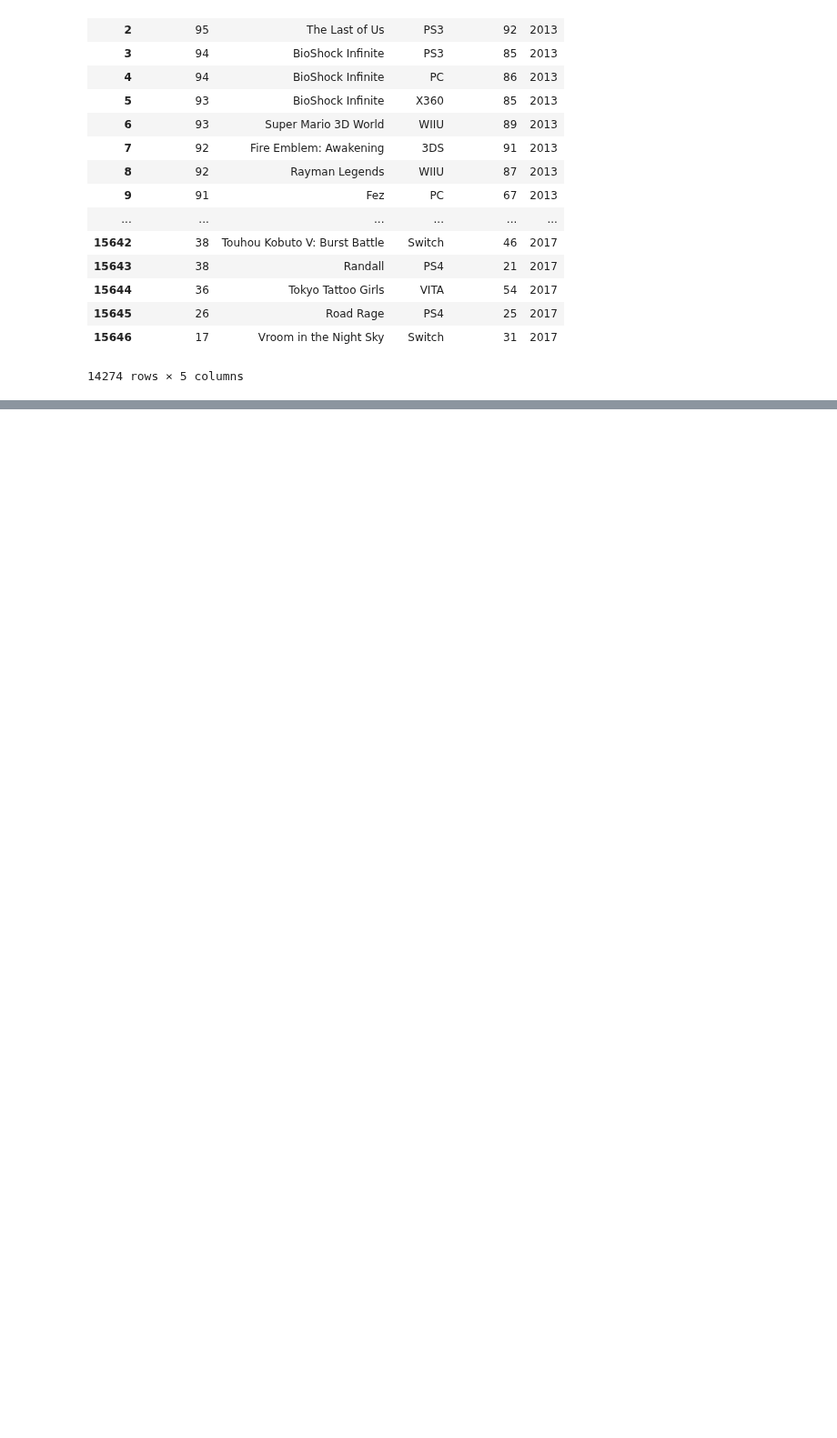
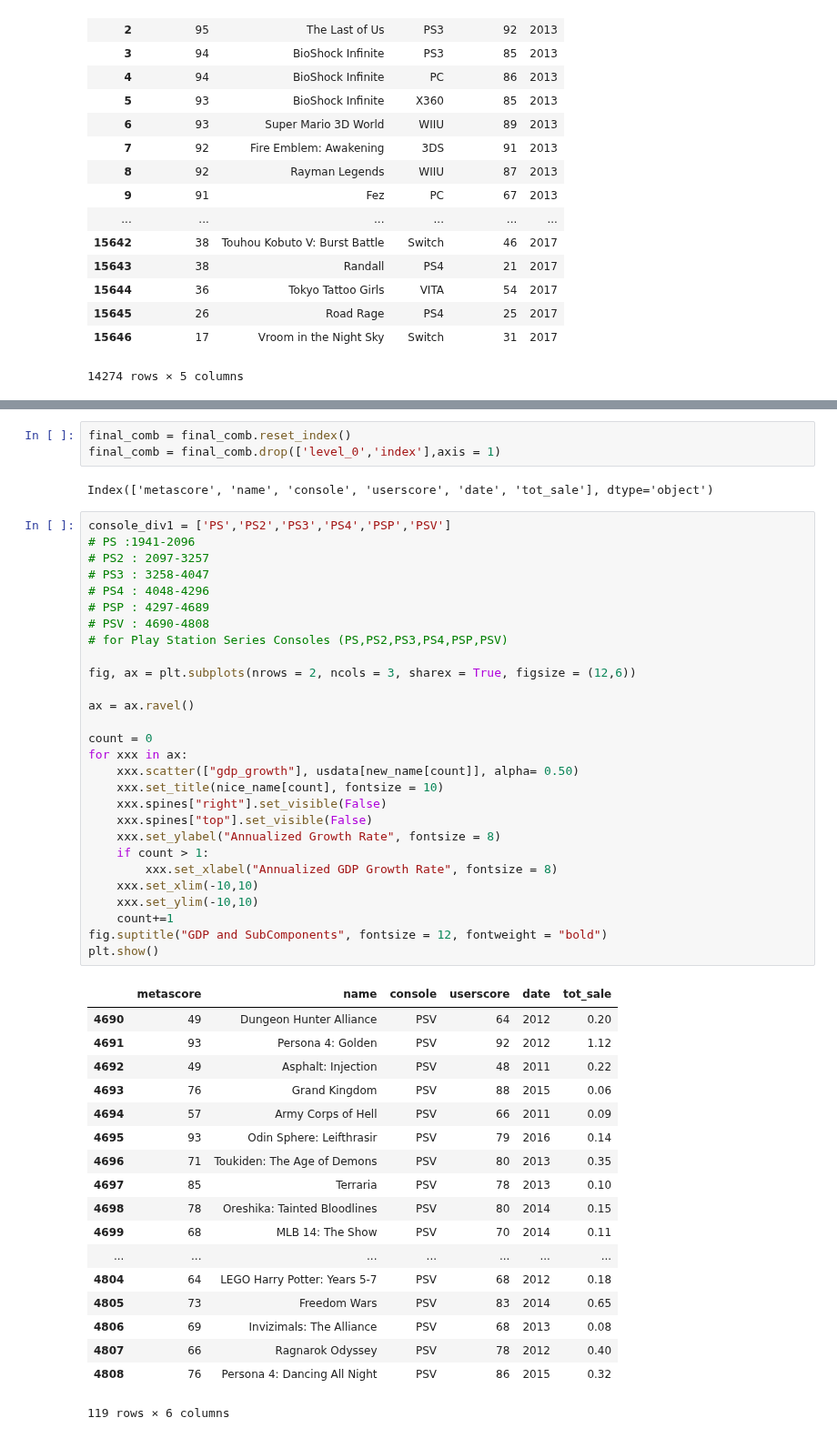
Before and after one commit to mell0611/data_science_project, a Jupyter notebook: dataset/Combo for data 1, 2, and 3.ipynb, the cells around one changed output, grey strips where cells are left out. Shown at 91% size. Cells and saved outputs as stored; diff of their text form; blank space fills up the shorter version.

```diff
--- a/dataset/Combo for data 1, 2, and 3.ipynb
+++ b/dataset/Combo for data 1, 2, and 3.ipynb
@@ -114,0 +114,52 @@ plt.show()
+# %%
+final_comb = final_comb.reset_index()
+final_comb = final_comb.drop(['level_0','index'],axis = 1)
+# %% [output]
+Index(['metascore', 'name', 'console', 'userscore', 'date', 'tot_sale'], dtype='object')
+# %%
+console_div1 = ['PS','PS2','PS3','PS4','PSP','PSV']
+# PS :1941-2096
+# PS2 : 2097-3257
+# PS3 : 3258-4047
+# PS4 : 4048-4296
+# PSP : 4297-4689
+# PSV : 4690-4808
+# for Play Station Series Consoles (PS,PS2,PS3,PS4,PSP,PSV)
+
+fig, ax = plt.subplots(nrows = 2, ncols = 3, sharex = True, figsize = (12,6))
+
+ax = ax.ravel()
+
+count = 0
+for xxx in ax:
+    xxx.scatter(["gdp_growth"], usdata[new_name[count]], alpha= 0.50)
+    xxx.set_title(nice_name[count], fontsize = 10)
+    xxx.spines["right"].set_visible(False)
+    xxx.spines["top"].set_visible(False)
+    xxx.set_ylabel("Annualized Growth Rate", fontsize = 8)
+    if count > 1:
+        xxx.set_xlabel("Annualized GDP Growth Rate", fontsize = 8)
+    xxx.set_xlim(-10,10)
+    xxx.set_ylim(-10,10)
+    count+=1
+fig.suptitle("GDP and SubComponents", fontsize = 12, fontweight = "bold")
+plt.show()
+# %% [output]
+|  | metascore | name | console | userscore | date | tot_sale |
+| 4690 | 49 | Dungeon Hunter Alliance | PSV | 64 | 2012 | 0.20 |
+| 4691 | 93 | Persona 4: Golden | PSV | 92 | 2012 | 1.12 |
+| 4692 | 49 | Asphalt: Injection | PSV | 48 | 2011 | 0.22 |
+| 4693 | 76 | Grand Kingdom | PSV | 88 | 2015 | 0.06 |
+| 4694 | 57 | Army Corps of Hell | PSV | 66 | 2011 | 0.09 |
+| 4695 | 93 | Odin Sphere: Leifthrasir | PSV | 79 | 2016 | 0.14 |
+| 4696 | 71 | Toukiden: The Age of Demons | PSV | 80 | 2013 | 0.35 |
+| 4697 | 85 | Terraria | PSV | 78 | 2013 | 0.10 |
+| 4698 | 78 | Oreshika: Tainted Bloodlines | PSV | 80 | 2014 | 0.15 |
+| 4699 | 68 | MLB 14: The Show | PSV | 70 | 2014 | 0.11 |
+| ... | ... | ... | ... | ... | ... | ... |
+| 4804 | 64 | LEGO Harry Potter: Years 5-7 | PSV | 68 | 2012 | 0.18 |
+| 4805 | 73 | Freedom Wars | PSV | 83 | 2014 | 0.65 |
+| 4806 | 69 | Invizimals: The Alliance | PSV | 68 | 2013 | 0.08 |
+| 4807 | 66 | Ragnarok Odyssey | PSV | 78 | 2012 | 0.40 |
+| 4808 | 76 | Persona 4: Dancing All Night | PSV | 86 | 2015 | 0.32 |
+119 rows × 6 columns
```
Also changed, not shown: parts of 6 cells of this notebook.
